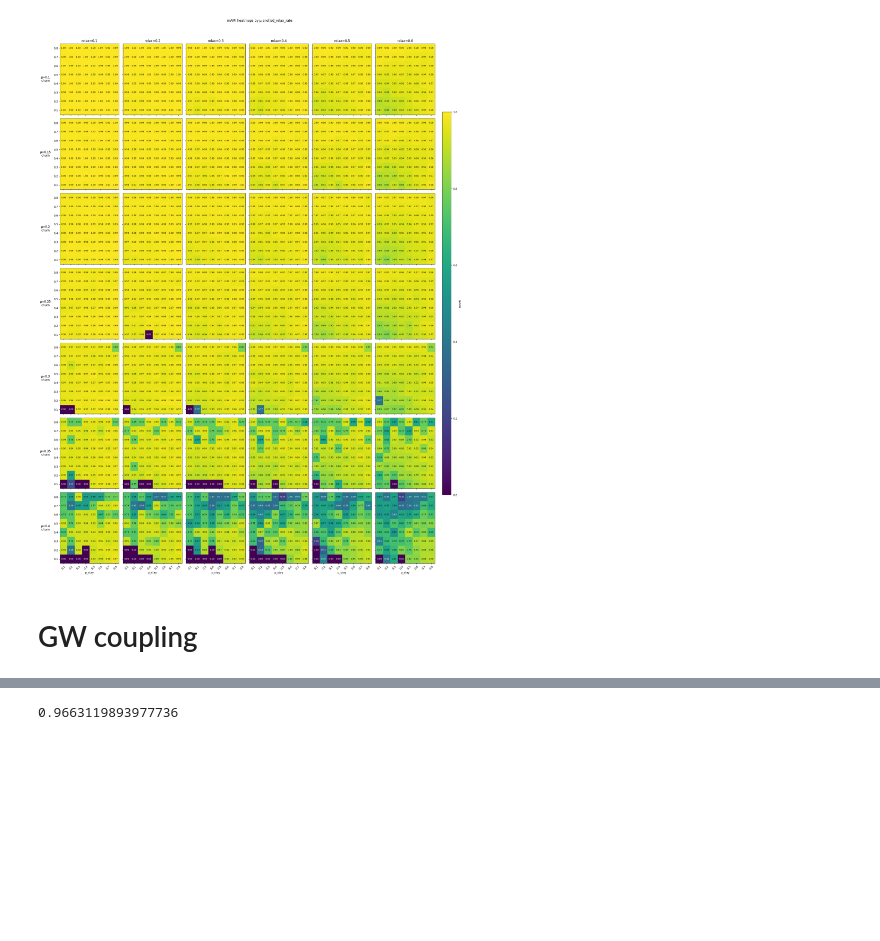
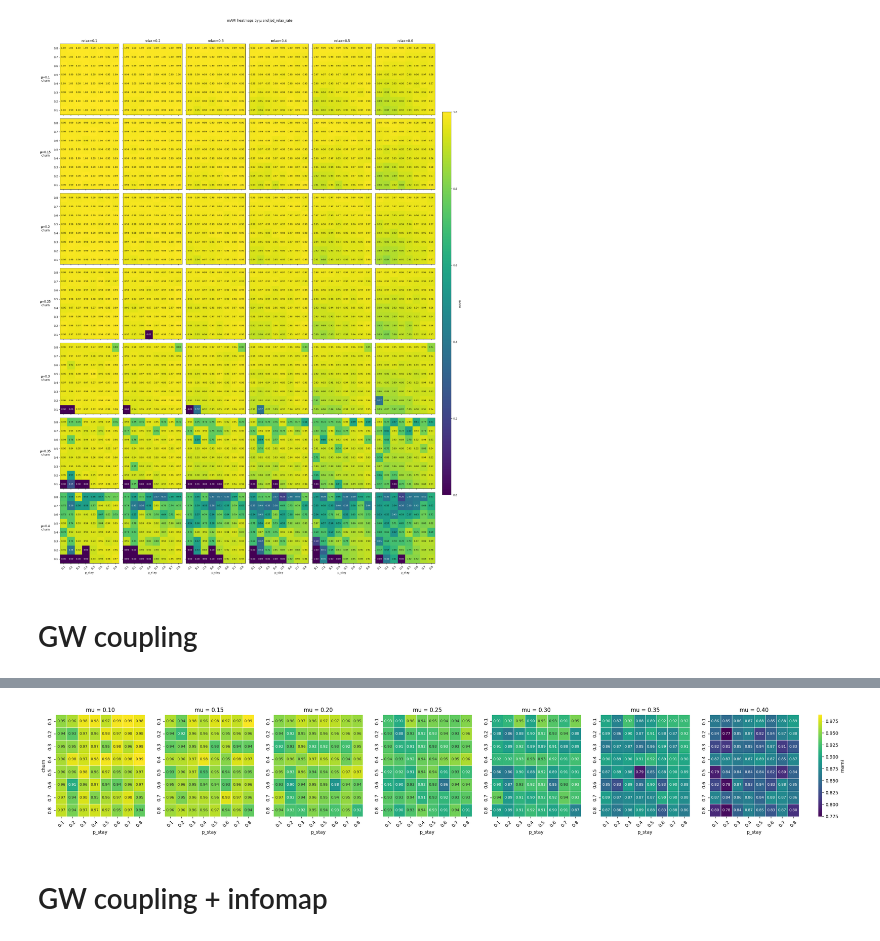
Before and after one commit to Peijie-Zhong/multilayer, a Jupyter notebook: change_node_set.ipynb, the cells around one changed output, grey strips where cells are left out. Cells and saved outputs as stored; diff of their text form; code cells hidden in the pictures; blank space fills up the shorter version.

```diff
--- a/change_node_set.ipynb
+++ b/change_node_set.ipynb
@@ -264,17 +228,3 @@ plt.show()
 [figure]
 # %% [markdown]
 # GW coupling
-# %%
-import algorithms, measurement, importlib
-importlib.reload(algorithms)
-importlib.reload(measurement)
-from algorithms import *
-from measurement import *
-
-result_df, _, A_supra, B = hetero_genlouvain_communities(
-    csv_path="sync_data/change/change-churn010-p010-mu010.csv",
-    omega_scale=500.0,
-    metric="cosine",
-    node2vec_dim=32,
-    seed=42,
-)
@@ -293,4 +230,0 @@ hetero_ami = compute_layerwise_ami_avg("sync_data/change/change-churn010-p010-mu
-# %%
-print(hetero_ami)
-# %% [output]
-0.9663119893977736
@@ -296,0 +287,59 @@ print(hetero_ami)
+# %%
+import numpy as np
+import pandas as pd
+import matplotlib.pyplot as plt
+import seaborn as sns
+
+# === 数据整理 ===
+p_stays = np.sort(hetero_df['p_stay'].unique())
+churns  = np.sort(hetero_df['churn'].unique())
+mus     = np.sort(hetero_df['mu'].unique())
+
+vmin = np.nanmin(hetero_df["mami"].values)
+vmax = np.nanmax(hetero_df["mami"].values)
+
+# === 用 GridSpec 显式留出 colorbar 的专属轴位 ===
+ncols = len(mus)
+fig = plt.figure(figsize=(4*ncols + 2, 4))
+gs = fig.add_gridspec(
+    nrows=1, ncols=ncols + 1,
+    width_ratios=[1]*ncols + [0.04],   # 最后一列专门给 colorbar，窄一点
+    wspace=0.25
+)
+
+axes = [fig.add_subplot(gs[0, i]) for i in range(ncols)]
+cax   = fig.add_subplot(gs[0, -1])     # colorbar 专属轴位
+
+# === 绘制每个子图 ===
+for idx, (ax, mu) in enumerate(zip(axes, mus)):
+    df_mu = hetero_df[hetero_df["mu"] == mu]
+    # pivot 并按全局顺序补齐行列，确保各子图对齐
+    pivot_df = (
+        df_mu.pivot(index="churn", columns="p_stay", values="mami")
+        .reindex(index=churns, columns=p_stays)
+    )
+
+    # 只有最后一个子图启用 colorbar，并指向 cax
+    sns.heatmap(
+        pivot_df,
+        ax=ax,
+        vmin=vmin, vmax=vmax,
+        cmap="viridis",
+        annot=True, fmt=".2f",
+        linewidths=0.5,
+        annot_kws={"fontsize": 8},
+        cbar=(idx == ncols - 1),
+        cbar_ax=(cax if idx == ncols - 1 else None),
+        cbar_kws={"label": "mami"}
+    )
+
+    ax.set_title(f"mu = {mu:.2f}")
+    ax.set_xlabel("p_stay")
+    ax.set_ylabel("churn" if idx == 0 else "")
+    ax.tick_params(axis="x", rotation=45)
+
+plt.show()
+# %% [output]
+[figure, added]
+# %% [markdown]
+# GW coupling + infomap
```
Also changed, not shown: parts of 8 cells of this notebook, 11 other files.
